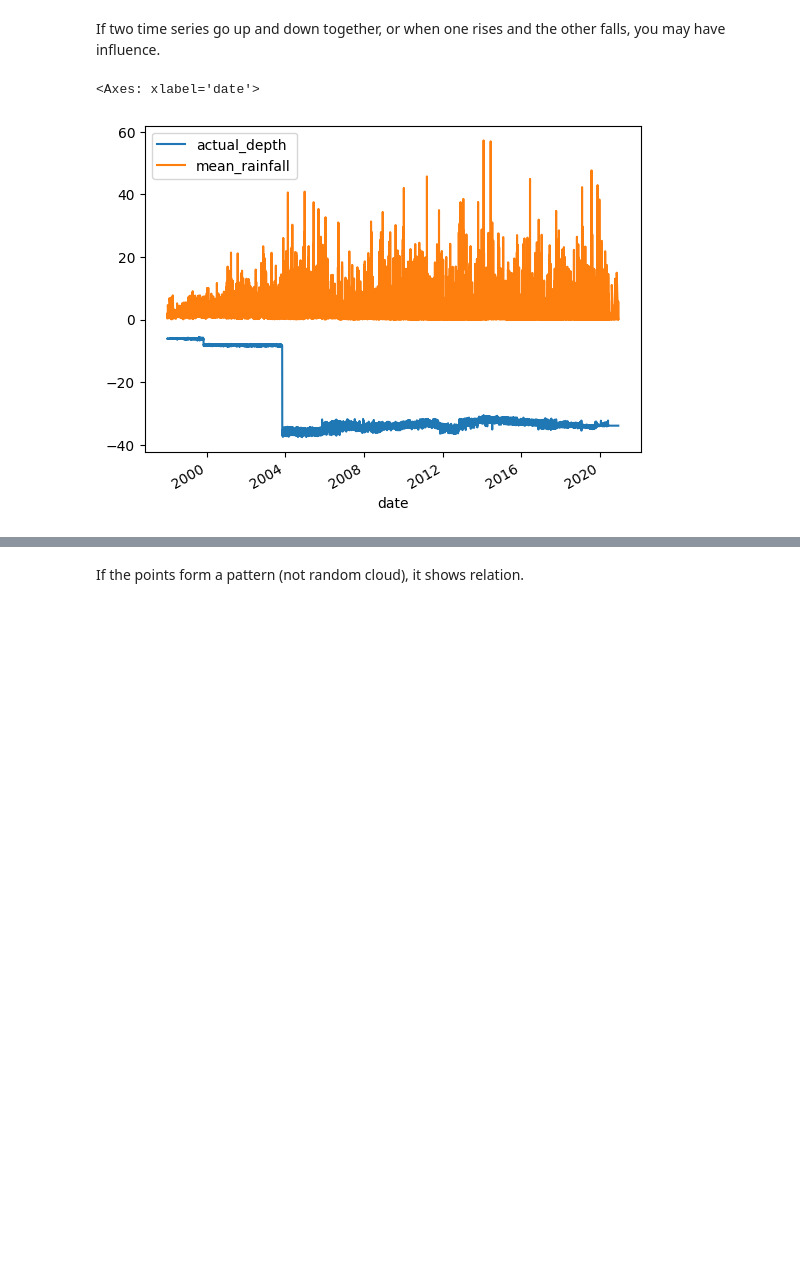
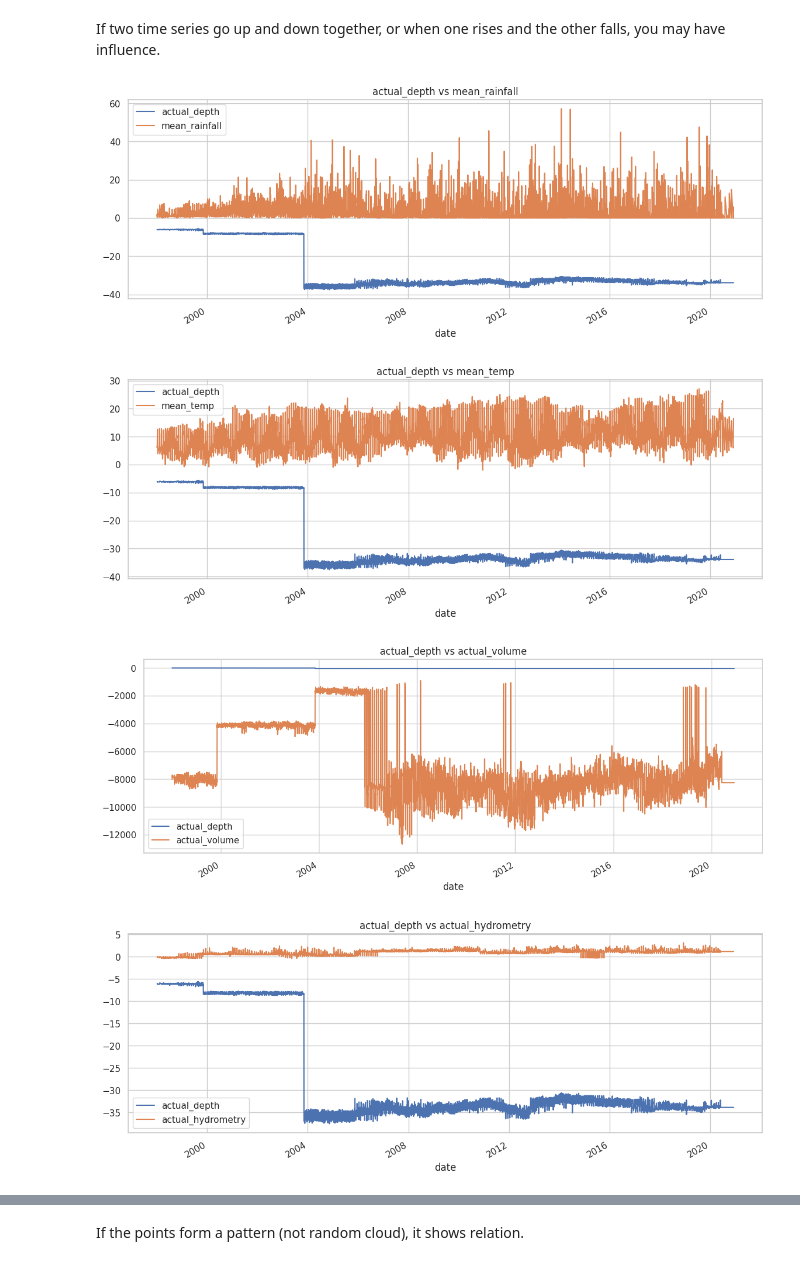
Before and after one commit to NiloofarSoltani-2/Smart-Water-Management, a Jupyter notebook: smart_water_management.ipynb, the cells around one changed output, grey strips where cells are left out. Saved outputs shown, nothing was run; the diff lists cells and outputs as text; code cells hidden in the pictures; blank space fills up the shorter version.

```diff
--- a/smart_water_management.ipynb
+++ b/smart_water_management.ipynb
@@ -230,8 +197,12 @@ dtype: float64
 ### Visual Inspection
 # %% [markdown]
 If two time series go up and down together, or when one rises and the other falls, you may have influence.
-# %%
-df[['actual_depth', 'mean_rainfall']].plot()
-# %% [output]
-<Axes: xlabel='date'>
-[figure, removed]
+# %%
+for col in df.columns:
+    if col != 'actual_depth':
+        df[['actual_depth', col]].plot(figsize=(14, 5), title=f'actual_depth vs {col}')
+# %% [output]
+[figure, added]
+[figure, added]
+[figure, added]
+[figure, added]
```
Also changed, not shown: parts of 52 cells of this notebook.
